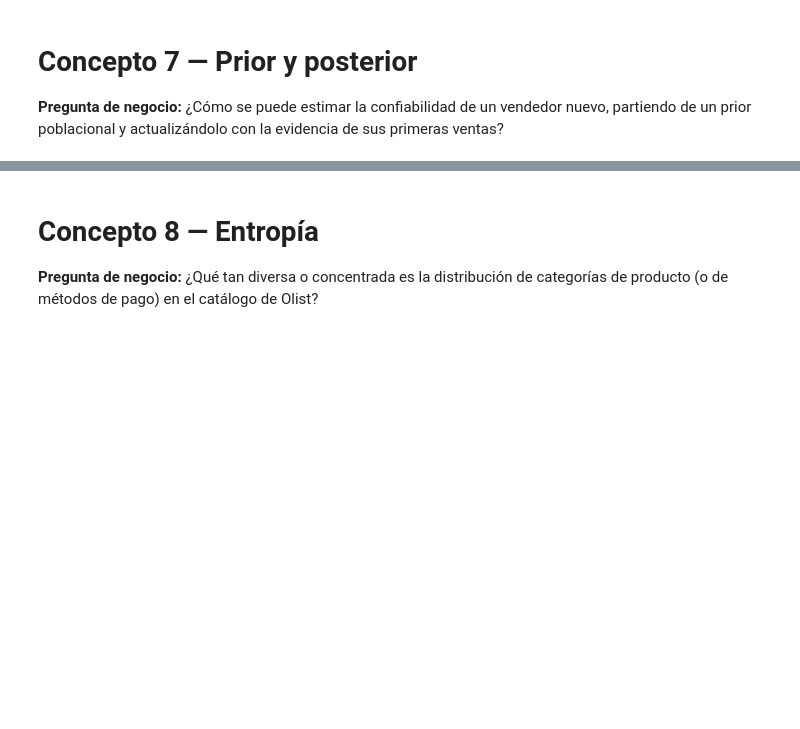
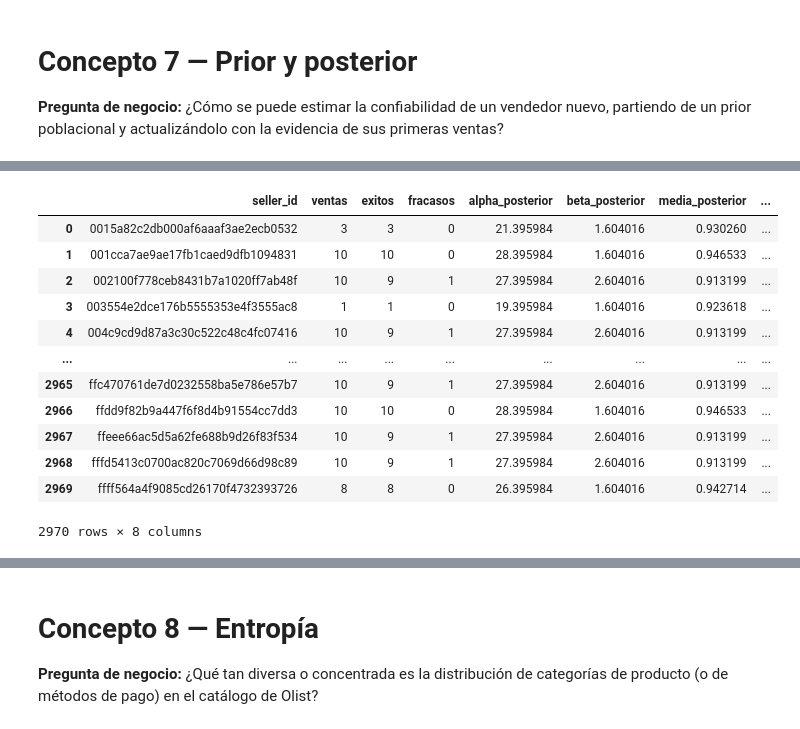
Before and after one commit to Walnut235/olist-probabilistic-analysis, a Jupyter notebook: notebooks/01_analisis_olist.ipynb, the cells around one changed output, grey strips where cells are left out. Cells and saved outputs as stored; diff of their text form; code cells hidden in the pictures; blank space fills up the shorter version.

```diff
--- a/notebooks/01_analisis_olist.ipynb
+++ b/notebooks/01_analisis_olist.ipynb
@@ -953,0 +1090,10 @@ category_stats.head(10)
+# %%
+seller_orders = seller_orders.sort_values(
+    ["seller_id", "order_purchase_timestamp"] #ordenar de venta mas vieja a mas reciente para cada vendedor
+)
+
+seller_orders["numero_venta"] = (
+    seller_orders
+    .groupby("seller_id")
+    .cumcount() + 1 #enumera las ventas de cada vendedor, se suma 1 ya que la cuenta inicia en 0
+)
@@ -953,0 +1181,16 @@ category_stats.head(10)
+# %%
+seller_posterior
+# %% [output]
+|  | seller_id | ventas | exitos | fracasos | alpha_posterior | beta_posterior | media_posterior | ... |
+| 0 | 0015a82c2db000af6aaaf3ae2ecb0532 | 3 | 3 | 0 | 21.395984 | 1.604016 | 0.930260 | ... |
+| 1 | 001cca7ae9ae17fb1caed9dfb1094831 | 10 | 10 | 0 | 28.395984 | 1.604016 | 0.946533 | ... |
+| 2 | 002100f778ceb8431b7a1020ff7ab48f | 10 | 9 | 1 | 27.395984 | 2.604016 | 0.913199 | ... |
+| 3 | 003554e2dce176b5555353e4f3555ac8 | 1 | 1 | 0 | 19.395984 | 1.604016 | 0.923618 | ... |
+| 4 | 004c9cd9d87a3c30c522c48c4fc07416 | 10 | 9 | 1 | 27.395984 | 2.604016 | 0.913199 | ... |
+| ... | ... | ... | ... | ... | ... | ... | ... | ... |
+| 2965 | ffc470761de7d0232558ba5e786e57b7 | 10 | 9 | 1 | 27.395984 | 2.604016 | 0.913199 | ... |
+| 2966 | ffdd9f82b9a447f6f8d4b91554cc7dd3 | 10 | 10 | 0 | 28.395984 | 1.604016 | 0.946533 | ... |
+| 2967 | ffeee66ac5d5a62fe688b9d26f83f534 | 10 | 9 | 1 | 27.395984 | 2.604016 | 0.913199 | ... |
+| 2968 | fffd5413c0700ac820c7069d66d98c89 | 10 | 9 | 1 | 27.395984 | 2.604016 | 0.913199 | ... |
+| 2969 | ffff564a4f9085cd26170f4732393726 | 8 | 8 | 0 | 26.395984 | 1.604016 | 0.942714 | ... |
+2970 rows × 8 columns
```
Also changed, not shown: parts of 36 cells of this notebook.
